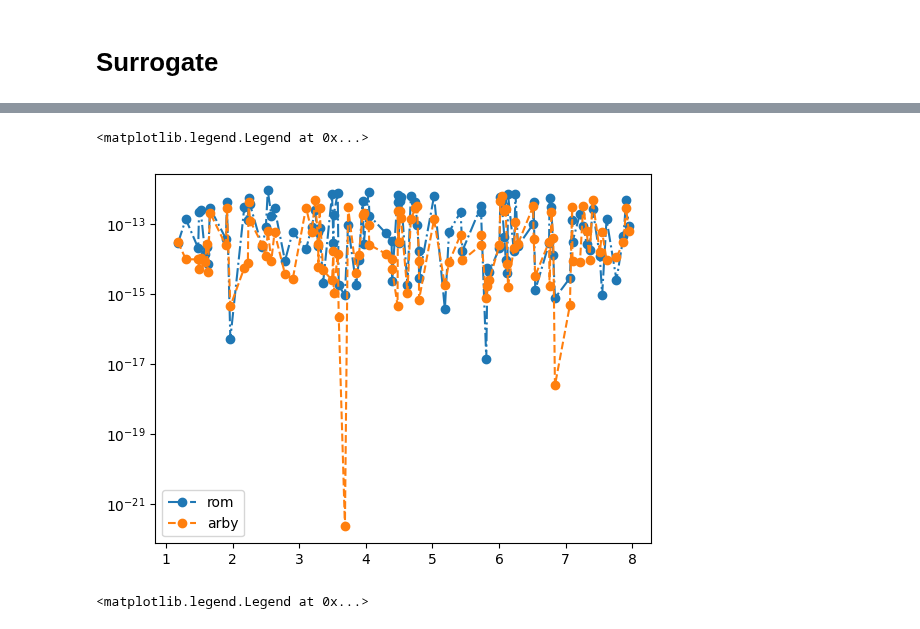
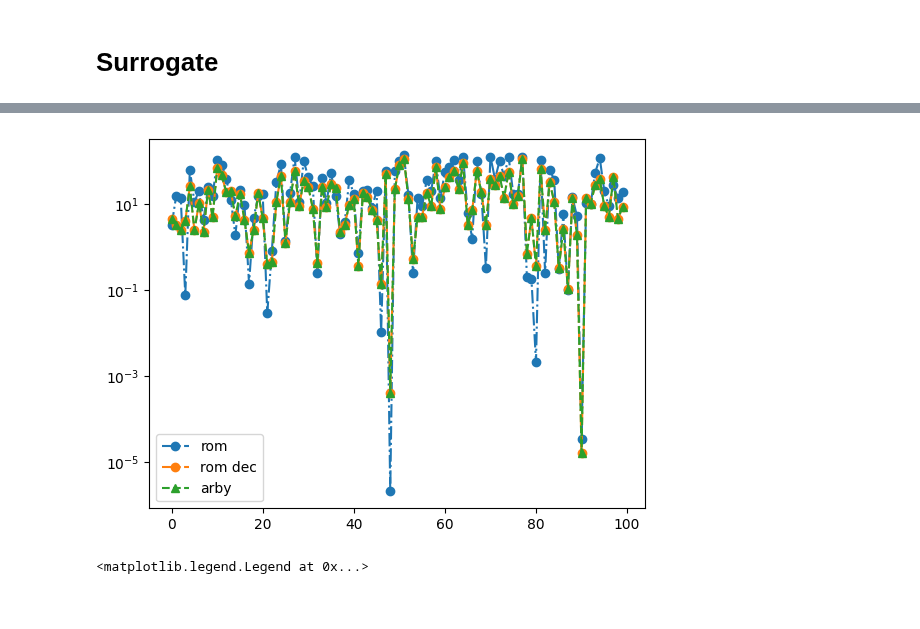
Before and after one commit to francocerino/scikit-reducedmodel, a Jupyter notebook: demo.ipynb, the cells around one changed output, grey strips where cells are left out. Saved outputs shown, nothing was run; the diff lists cells and outputs as text; code cells hidden in the pictures.

```diff
--- a/demo.ipynb
+++ b/demo.ipynb
@@ -585,13 +334,13 @@ rom_angle = Surrogate(eim=eim_angle,poly_deg=3)
 rom_angle.fit()
 # %%
-rb = ReducedBasis(normalize=True)
-rb.fit(training_set = ts_train[np.argsort(q_train[:,0])],
-              parameters = np.sort(q_train[:,0]),
+rb = ReducedBasis()
+rb.fit(training_set = ts_train,
+              parameters = q_train[:,0],
               physical_points = times
       )
 eim = EmpiricalInterpolation(reduced_basis=rb)
 eim.fit()
-rom = Surrogate(eim=eim,poly_deg=3)
+rom = Surrogate(eim=eim)
 rom.fit()
 # %%
 from arby import ReducedOrderModel as ROM
@@ -608,38 +347,35 @@ ts_test_abs_normalized = normalize_set(np.abs(ts_test), times)
 # %%
-f_model = ROM(training_set=ts_train_abs_normalized[np.argsort(q_train[:,0])],
+f_model_abs = ROM(training_set=np.abs(ts_train)[np.argsort(q_train[:,0])],
               physical_points=times,
               parameter_points= np.sort(q_train[:,0])
              )
+# %%
+f_model_angle = ROM(training_set=np.angle(ts_train)[np.argsort(q_train[:,0])],
+                    physical_points=times,
+                    parameter_points= np.sort(q_train[:,0])
+                   )
 # %%
-errors_rb = []
-errors_eim = []
 errors_rom = []
 errors_arby = []
-#errors_decomposition = []
-for h, q in zip(ts_test_abs_normalized, q_test):
+errors_decomposition = []
+for h, q in zip(ts_test, q_test):
     # calculamos la proyección de las ondas con el modelo hp-greedy
-    h_rb = rom_abs.eim.reduced_basis.transform(h,q[0])
-    h_eim = rom_abs.eim.transform(h,q[0])
-    h_rom = rom_abs.predict(q[0])
-    h_arby = f_model.surrogate(q[0]) # * np.exp(1j*f_model_angle.surrogate(q[0]))
-    #h_dec = rom_abs.predict(q[0]) * np.exp(1j*rom_angle.predict(q[0]))
+    h_rom = rom.predict(q[0])
+    h_arby = f_model_abs.surrogate(q[0]) * np.exp(1j*f_model_angle.surrogate(q[0]))
+    h_dec = rom_abs.predict(q[0]) * np.exp(1j*rom_angle.predict(q[0]))
 
-    # calculamos el error para la proyección
-    errors_rb.append(error(h, h_rb, times))
-    errors_eim.append(error(h, h_eim, times))
+    # calculamos el error para la estimación
     errors_rom.append(error(h, h_rom, times))
     errors_arby.append(error(h, h_arby, times))
-   # errors_decomposition.append(error(h, h_dec, times))
+    errors_decomposition.append(error(h, h_dec, times))
 # %%
 plt.yscale("log")
-x = np.sort(q_test[:,0])
-argsort = np.argsort(q_train[:,0])
-plt.plot(x,np.real(errors_rom)[argsort],"o-.",label="rom")
-plt.plot(x,np.real(errors_arby)[argsort],"o--",label="arby")
-plt.legend()
+plt.plot(errors_rom,"o-.",label="rom")
+plt.plot(errors_decomposition,"o-.",label="rom dec")
+plt.plot(errors_arby,"^--",label="arby")
+plt.legend();
 # %% [output]
-<matplotlib.legend.Legend at 0x...>
-[figure, old version]
+[figure, new version]
 # %%
 plt.yscale("log")
 x = np.sort(q_test[:,0])
```
Also changed, not shown: parts of 77 cells of this notebook.
